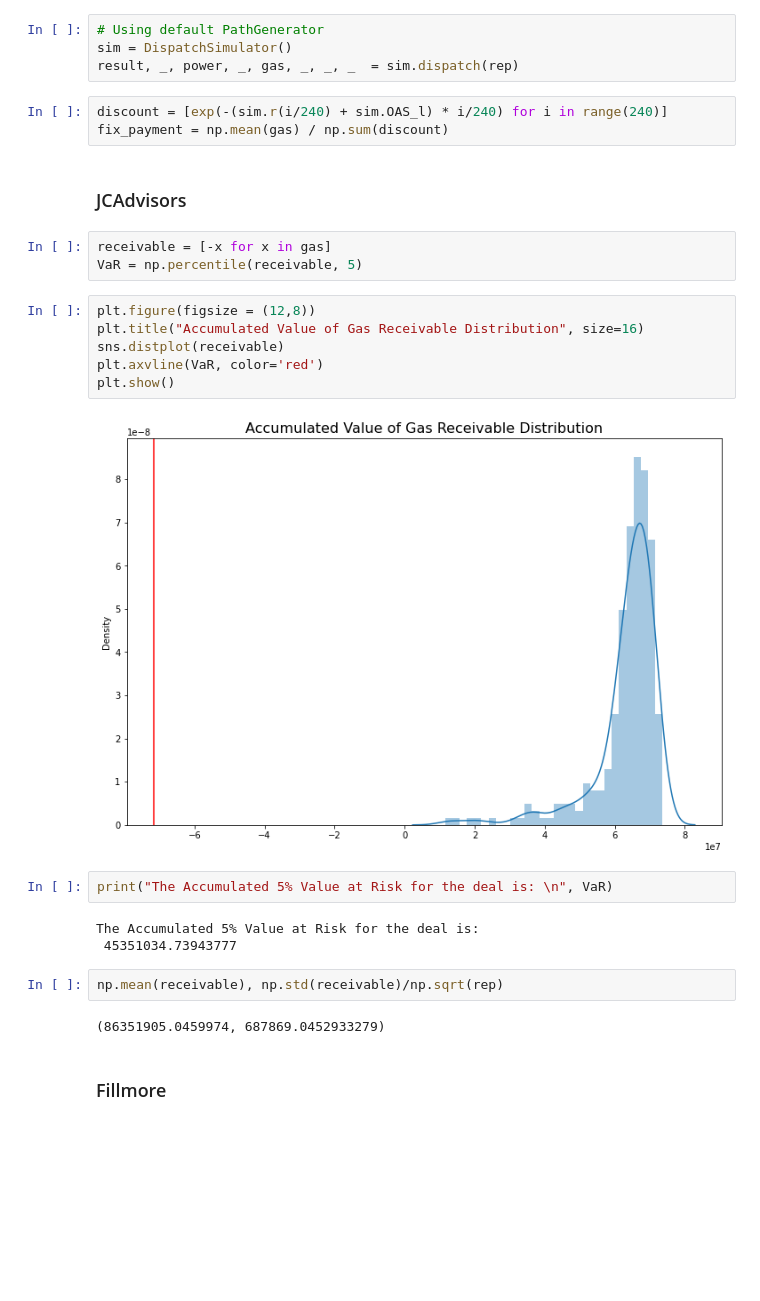
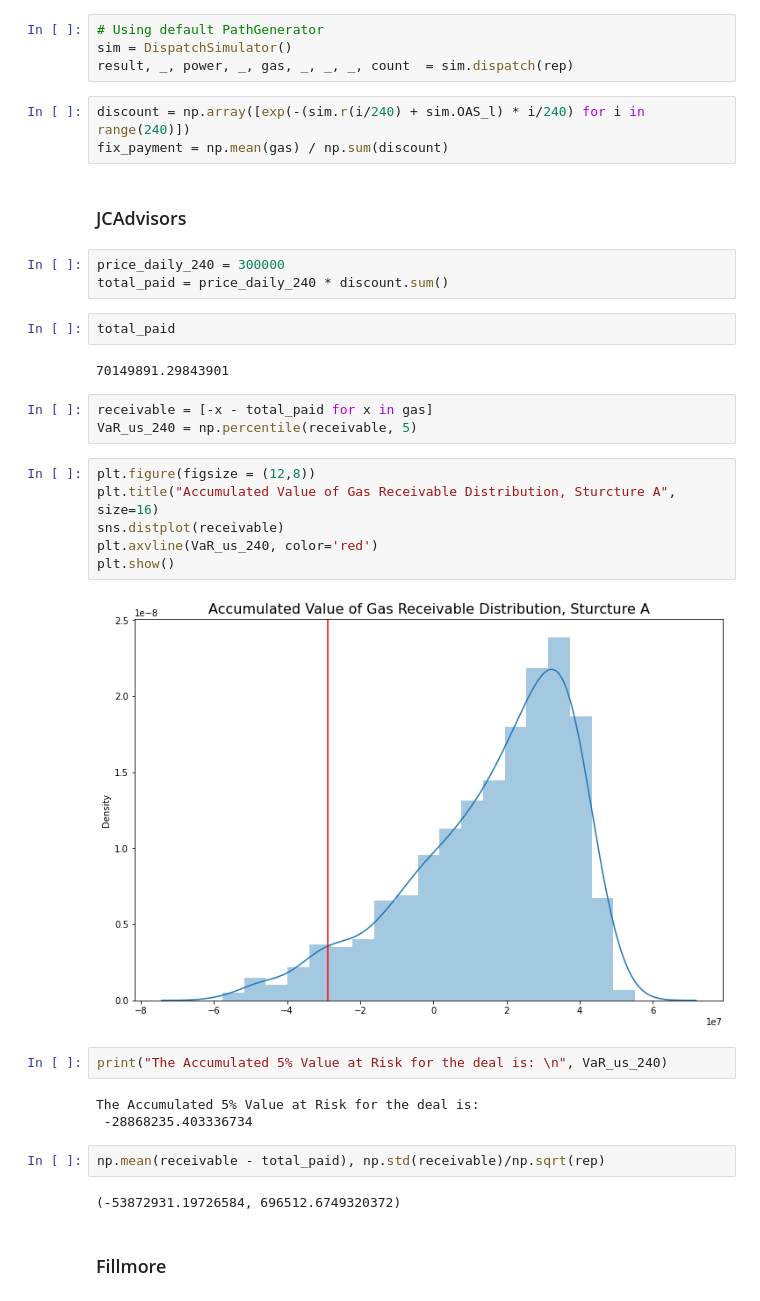
Before and after one commit to dj2348/Commodity-Fillmore, a Jupyter notebook: Risk.ipynb, the cells around one changed output. Drawn from its saved outputs; the diff is of its cells as text; blank space fills up the shorter version.

Commit message:
Update graphs

```diff
--- a/Risk.ipynb
+++ b/Risk.ipynb
@@ -14,32 +16,39 @@ rep = 1000
 # %%
 # Using default PathGenerator
 sim = DispatchSimulator()
-result, _, power, _, gas, _, _, _  = sim.dispatch(rep)
+result, _, power, _, gas, _, _, _, count  = sim.dispatch(rep)
 # %%
-discount = [exp(-(sim.r(i/240) + sim.OAS_l) * i/240) for i in range(240)]
+discount = np.array([exp(-(sim.r(i/240) + sim.OAS_l) * i/240) for i in range(240)])
 fix_payment = np.mean(gas) / np.sum(discount)
 # %% [markdown]
 ### JCAdvisors
+# %%
+price_daily_240 = 300000
+total_paid = price_daily_240 * discount.sum()
+# %%
+total_paid
+# %% [output]
+70149891.29843901
 # %%
-receivable = [-x for x in gas]
-VaR = np.percentile(receivable, 5)
+receivable = [-x - total_paid for x in gas]
+VaR_us_240 = np.percentile(receivable, 5)
 # %%
 plt.figure(figsize = (12,8))
-plt.title("Accumulated Value of Gas Receivable Distribution", size=16)
+plt.title("Accumulated Value of Gas Receivable Distribution, Sturcture A", size=16)
 sns.distplot(receivable)
-plt.axvline(VaR, color='red')
+plt.axvline(VaR_us_240, color='red')
 plt.show()
 # %% [output]
-[figure, old version]
+[figure, new version]
 # %%
-print("The Accumulated 5% Value at Risk for the deal is: \n", VaR)
+print("The Accumulated 5% Value at Risk for the deal is: \n", VaR_us_240)
 # %% [output]
 The Accumulated 5% Value at Risk for the deal is:
- 45351034.73943777
+ -28868235.403336734
 # %%
-np.mean(receivable), np.std(receivable)/np.sqrt(rep)
+np.mean(receivable - total_paid), np.std(receivable)/np.sqrt(rep)
 # %% [output]
-(86351905.0459974, 687869.0452933279)
+(-53872931.19726584, 696512.6749320372)
 # %% [markdown]
 ### Fillmore
 # %%
```
Also changed, not shown: parts of 25 cells of this notebook, 1 other file.
